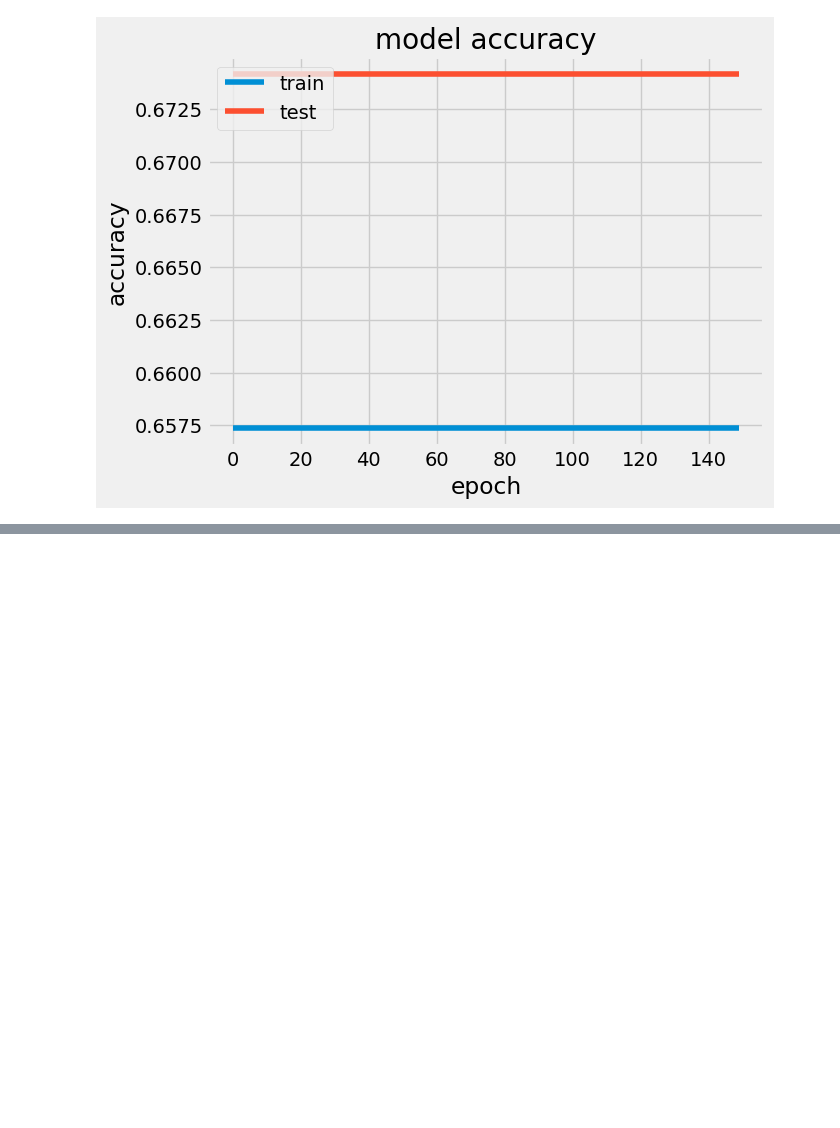
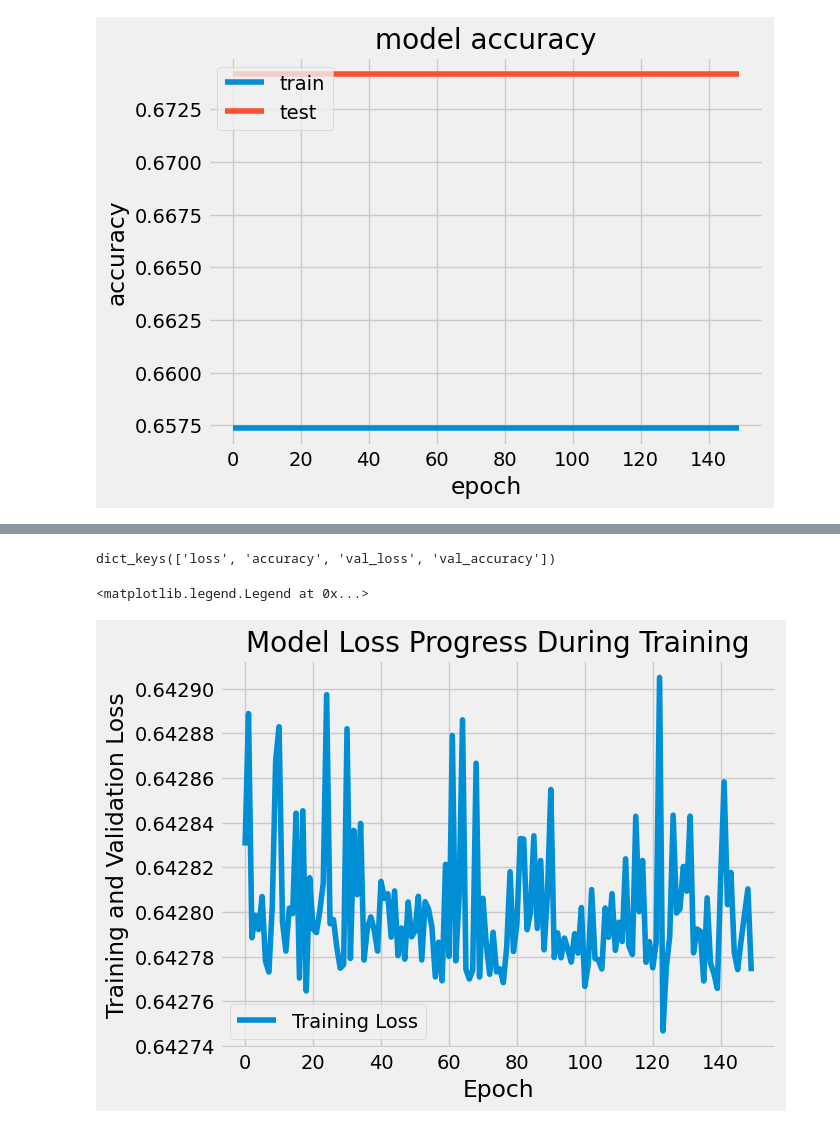
Before and after one commit to Winfry/DiabetesClassificationKNN, a Jupyter notebook: NeuralNetwork.ipynb, the cells around one changed output, grey strips where cells are left out. Drawn from its saved outputs; the diff is of its cells as text; code cells hidden in the pictures; blank space fills up the shorter version.

```diff
--- a/NeuralNetwork.ipynb
+++ b/NeuralNetwork.ipynb
@@ -535,0 +558,13 @@ plt.show()
+# %%
+history.history.keys()
+# %% [output]
+dict_keys(['loss', 'accuracy', 'val_loss', 'val_accuracy'])
+# %%
+plt.plot(history.history['loss'])
+plt.title('Model Loss Progress During Training')
+plt.xlabel('Epoch')
+plt.ylabel('Training and Validation Loss')
+plt.legend(['Training Loss'])
+# %% [output]
+<matplotlib.legend.Legend at 0x...>
+[figure, added]
```
Also changed, not shown: parts of 1 cell of this notebook.
